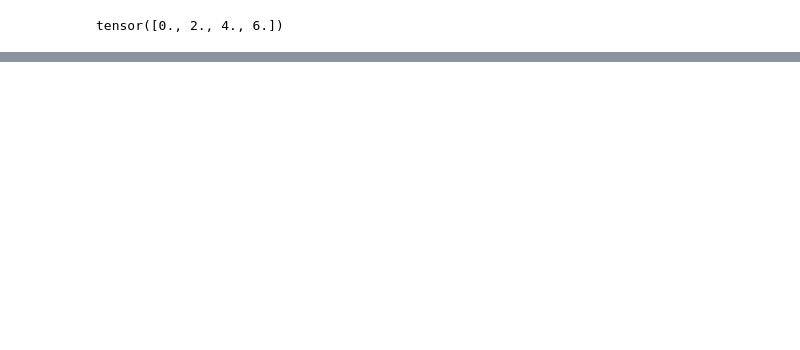
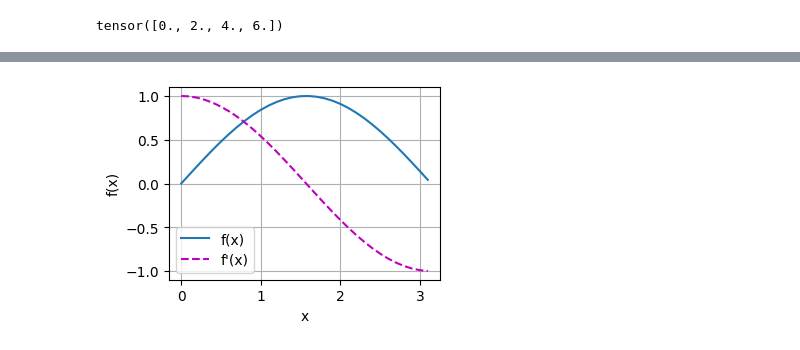
Before and after one commit to shuai-zz/dive_into_deep_learning, a Jupyter notebook: chapter2/5.automatic_differentiation.ipynb, the cells around one changed output, grey strips where cells are left out. Saved outputs shown, nothing was run; the diff lists cells and outputs as text; code cells hidden in the pictures; blank space fills up the shorter version.

```diff
--- a/chapter2/5.automatic_differentiation.ipynb
+++ b/chapter2/5.automatic_differentiation.ipynb
@@ -58,0 +158,16 @@ tensor([0., 2., 4., 6.])
+# %%
+# while的迭代数取决于输入值a
+def f(a):
+    b=a*2
+    while b.norm()<1000:
+        b=b*2
+    if b.sum()>0:
+        c=b
+    else:
+        c=100*b
+    return c
+
+# 计算梯度
+a=torch.randn(size=(),requires_grad=True)
+d=f(a)
+d.backward()
@@ -58,0 +242,74 @@ tensor([0., 2., 4., 6.])
+# %%
+# f(x)=sin(x)，绘制f(x)和f'(x)图像，后者不使用f'(x)=cos(x)
+import numpy as np
+from matplotlib_inline import backend_inline
+import matplotlib.pyplot as plt
+import math
+
+
+
+# 作图
+def use_svg_display():
+    """使用svg格式在Jupyter中显示绘图"""
+    backend_inline.set_matplotlib_formats('svg')
+
+# 设置图表大小
+def set_figsize(figsize=(3.5, 2.5)):
+    """设置matplotlib的图表大小"""
+    use_svg_display
+    plt.rcParams['figure.figsize'] = figsize
+
+# 设置轴属性
+def set_axes(axes, xlabel, ylabel, xlim, ylim, xscale, yscale, legend):
+    """设置matplotlib的轴属性"""
+    axes.set_xlabel(xlabel)
+    axes.set_ylabel(ylabel)
+    axes.set_xscale(xscale)
+    axes.set_yscale(yscale)
+    axes.set_xlim(xlim)
+    axes.set_ylim(ylim)
+    if legend: axes.legend(legend)
+    axes.grid()
+
+# 绘制多条线条
+def plot(X,Y=None,xlabel=None,ylabel=None,legend=None,xlim=None,ylim=None,xscale='linear',yscale='linear',fmts=('-','m--','g-.','r:'),figsize=(3.5,2.5),axes=None):
+    """绘制数据点"""
+    if legend is None:
+        legend = []
+    set_figsize(figsize)
+    axes=axes if axes else plt.gca()
+    # 如果X有一个轴，输出True
+    def has_one_axis(X):
+        return (hasattr(X, "ndim") and X.ndim == 1 or isinstance(X, list)
+                and not hasattr(X[0], "__len__"))
+    if has_one_axis(X):
+        X = [X]
+    if Y is None:
+        X, Y = [[]] * len(X), X
+    elif has_one_axis(Y):
+        Y = [Y]
+    if len(X) != len(Y):
+        X = X * len(Y)
+    axes.cla()
+    for x, y, fmt in zip(X, Y, fmts):
+        if len(x):
+            axes.plot(x, y, fmt)
+        else:
+            axes.plot(y, fmt)
+    set_axes(axes, xlabel, ylabel, xlim, ylim, xscale, yscale, legend)
+
+def f(x):
+    return torch.sin(x)
+
+# 计算梯度
+x=torch.arange(0, math.pi, 0.1,requires_grad=True)
+y=f(x)
+y.sum().backward()
+
+# 转为numpy数据
+x_numpy=x.detach().numpy()#(0,3,0.1)
+y_numpy=y.detach().numpy()#sin(x)
+y_prime_numpy=x.grad.numpy()#cos(x)
+plot(x_numpy,[y_numpy,y_prime_numpy],'x','f(x)',legend=['f(x)',"f'(x)"])
+# %% [output]
+[figure, added]
```
Also changed, not shown: parts of 12 cells of this notebook.
